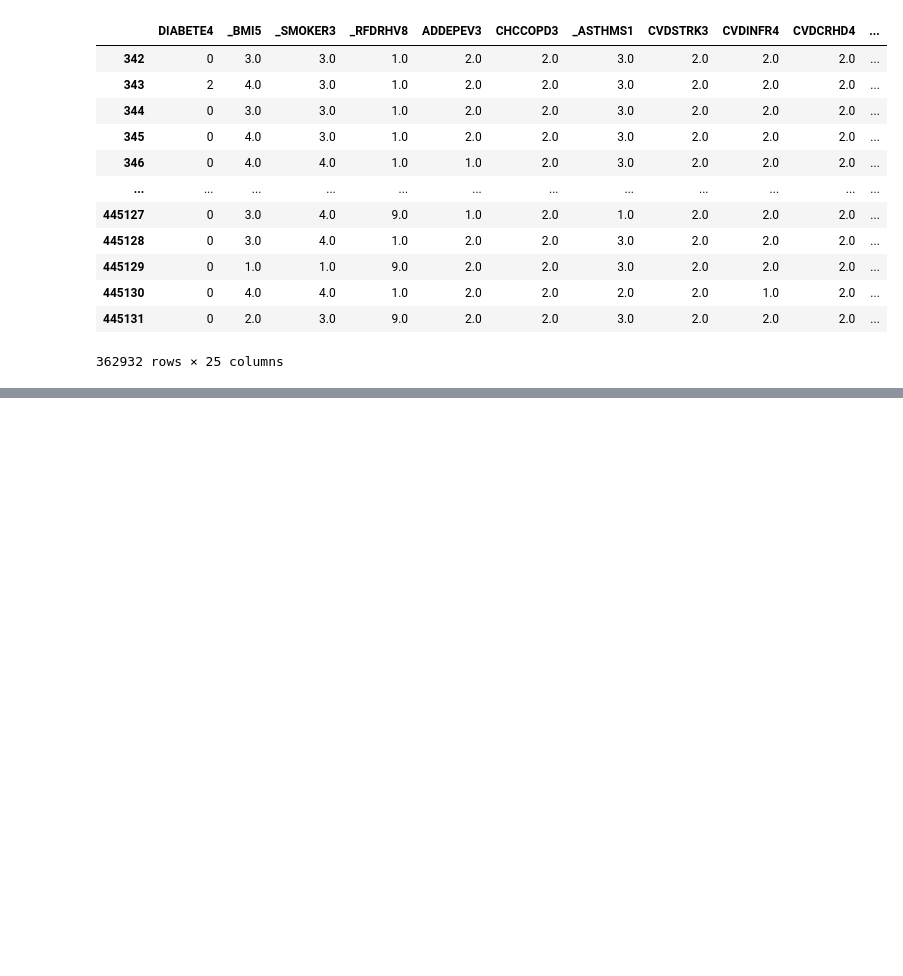
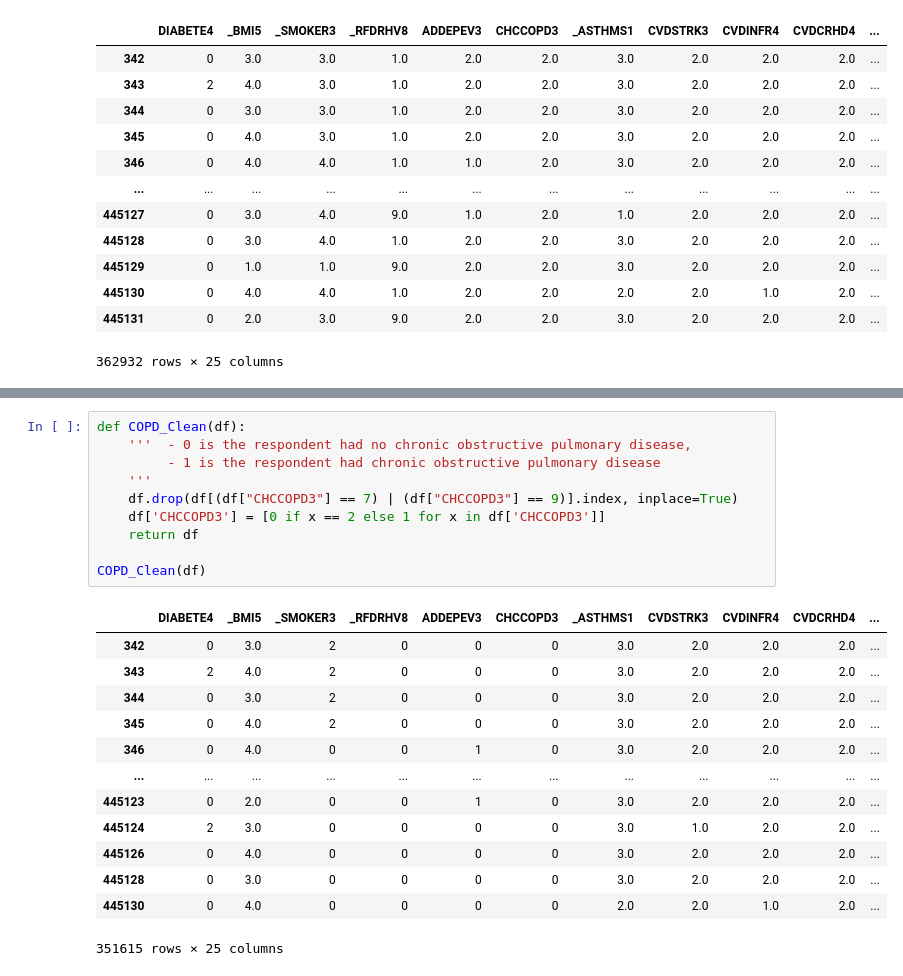
Before and after one commit to shrush2107/Diabetes_Prediction_Using_BRFSS_Data, a Jupyter notebook: diabetes_data_prep.ipynb, the cells around one changed output, grey strips where cells are left out. Cells and saved outputs as stored; diff of their text form; blank space fills up the shorter version.

```diff
--- a/diabetes_data_prep.ipynb
+++ b/diabetes_data_prep.ipynb
@@ -321,0 +344,24 @@ Alcohol_Clean(df)
+# %%
+def COPD_Clean(df):
+    '''  - 0 is the respondent had no chronic obstructive pulmonary disease,
+         - 1 is the respondent had chronic obstructive pulmonary disease
+    '''
+    df.drop(df[(df["CHCCOPD3"] == 7) | (df["CHCCOPD3"] == 9)].index, inplace=True)
+    df['CHCCOPD3'] = [0 if x == 2 else 1 for x in df['CHCCOPD3']]
+    return df
+
+COPD_Clean(df)
+# %% [output]
+|  | DIABETE4 | _BMI5 | _SMOKER3 | _RFDRHV8 | ADDEPEV3 | CHCCOPD3 | _ASTHMS1 | CVDSTRK3 | CVDINFR4 | CVDCRHD4 | ... |
+| 342 | 0 | 3.0 | 2 | 0 | 0 | 0 | 3.0 | 2.0 | 2.0 | 2.0 | ... |
+| 343 | 2 | 4.0 | 2 | 0 | 0 | 0 | 3.0 | 2.0 | 2.0 | 2.0 | ... |
+| 344 | 0 | 3.0 | 2 | 0 | 0 | 0 | 3.0 | 2.0 | 2.0 | 2.0 | ... |
+| 345 | 0 | 4.0 | 2 | 0 | 0 | 0 | 3.0 | 2.0 | 2.0 | 2.0 | ... |
+| 346 | 0 | 4.0 | 0 | 0 | 1 | 0 | 3.0 | 2.0 | 2.0 | 2.0 | ... |
+| ... | ... | ... | ... | ... | ... | ... | ... | ... | ... | ... | ... |
+| 445123 | 0 | 2.0 | 0 | 0 | 1 | 0 | 3.0 | 2.0 | 2.0 | 2.0 | ... |
+| 445124 | 2 | 3.0 | 0 | 0 | 0 | 0 | 3.0 | 1.0 | 2.0 | 2.0 | ... |
+| 445126 | 0 | 4.0 | 0 | 0 | 0 | 0 | 3.0 | 2.0 | 2.0 | 2.0 | ... |
+| 445128 | 0 | 3.0 | 0 | 0 | 0 | 0 | 3.0 | 2.0 | 2.0 | 2.0 | ... |
+| 445130 | 0 | 4.0 | 0 | 0 | 0 | 0 | 2.0 | 2.0 | 1.0 | 2.0 | ... |
+351615 rows × 25 columns
```
Also changed, not shown: parts of 26 cells of this notebook.
